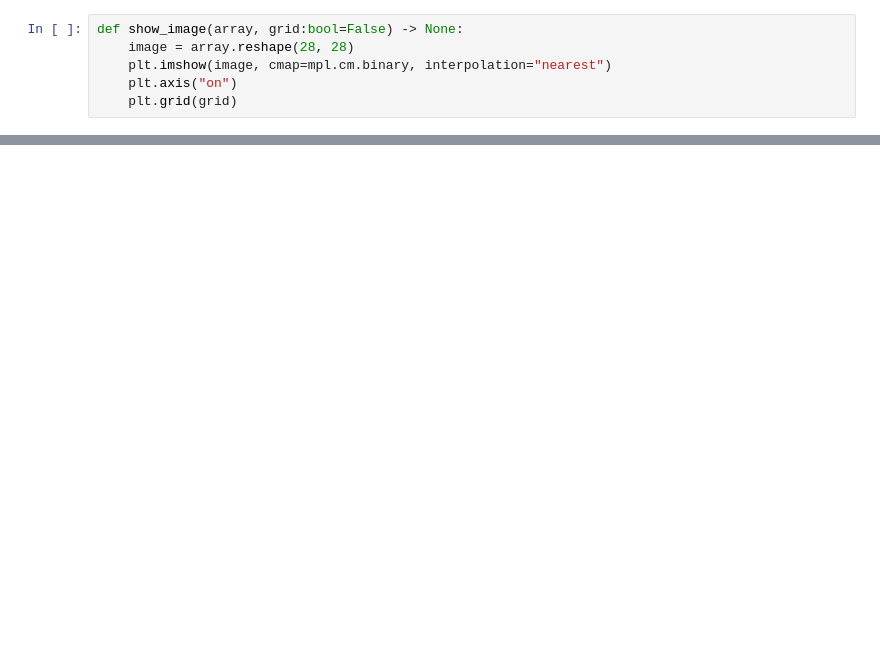
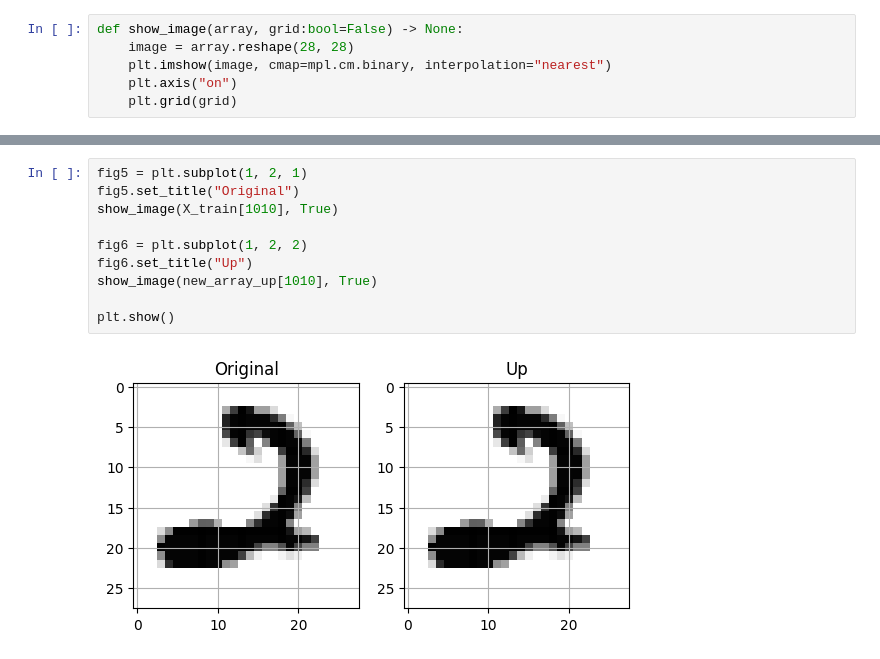
Before and after one commit to Ashmit-1/classificationDigits, a Jupyter notebook: classification.ipynb, the cells around one changed output, grey strips where cells are left out. Cells and saved outputs as stored; diff of their text form; blank space fills up the shorter version.

```diff
--- a/classification.ipynb
+++ b/classification.ipynb
@@ -774,0 +803,12 @@ plt.show()
+# %%
+fig5 = plt.subplot(1, 2, 1)
+fig5.set_title("Original")
+show_image(X_train[1010], True)
+
+fig6 = plt.subplot(1, 2, 2)
+fig6.set_title("Up")
+show_image(new_array_up[1010], True)
+
+plt.show()
+# %% [output]
+[figure, added]
```
Also changed, not shown: parts of 5 cells of this notebook.
